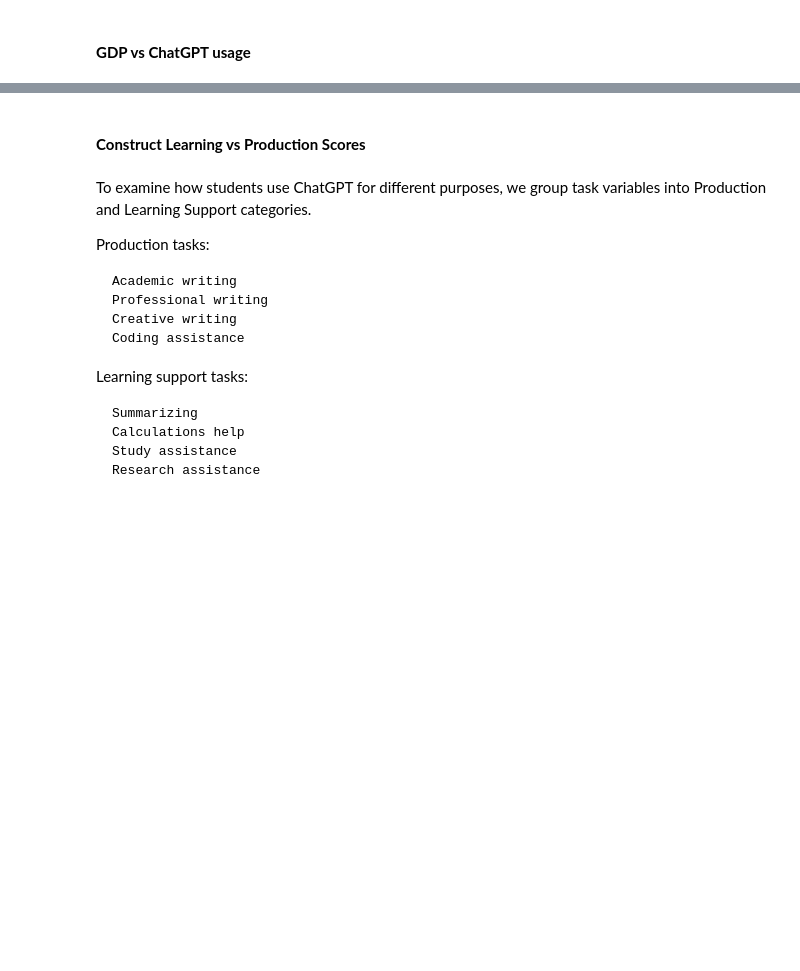
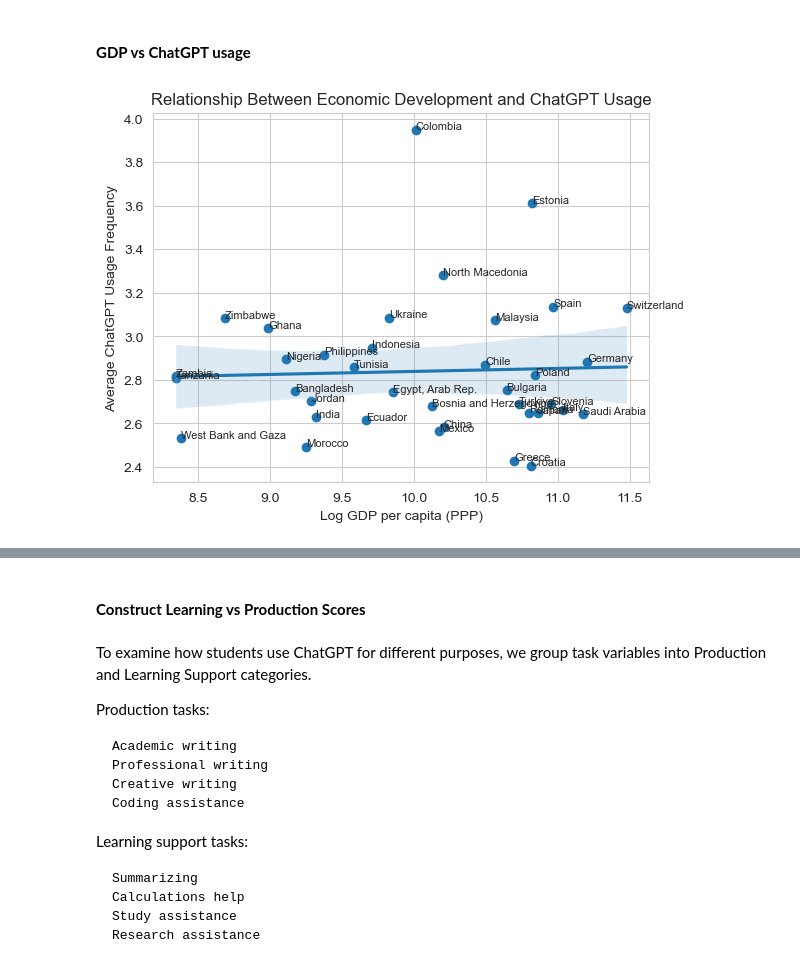
Before and after one commit to COGS108/Group123_WI26, a Jupyter notebook: 03-FinalProject.ipynb, the cells around one changed output, grey strips where cells are left out. Cells and saved outputs as stored; diff of their text form; code cells hidden in the pictures; blank space fills up the shorter version.

```diff
--- a/03-FinalProject.ipynb
+++ b/03-FinalProject.ipynb
@@ -1335,2 +1348,26 @@ The distribution of the logarithm of GDP per capita (PPP) is more balanced compa
 # %% [markdown]
 #### **GDP vs ChatGPT usage**
+# %%
+plt.scatter(country_summary['log_gdp'],
+            country_summary['mean_chatgpt_usage'])
+
+for i,row in country_summary.iterrows():
+    plt.text(row['log_gdp'],
+             row['mean_chatgpt_usage'],
+             row['citizenship'],
+             fontsize=8)
+
+sns.regplot(
+    x='log_gdp',
+    y='mean_chatgpt_usage',
+    data=country_summary,
+    scatter=False
+)
+
+plt.xlabel("Log GDP per capita (PPP)")
+plt.ylabel("Average ChatGPT Usage Frequency")
+plt.title("Relationship Between Economic Development and ChatGPT Usage")
+
+plt.show()
+# %% [output]
+[figure, added]
```
Also changed, not shown: parts of 40 cells of this notebook.
